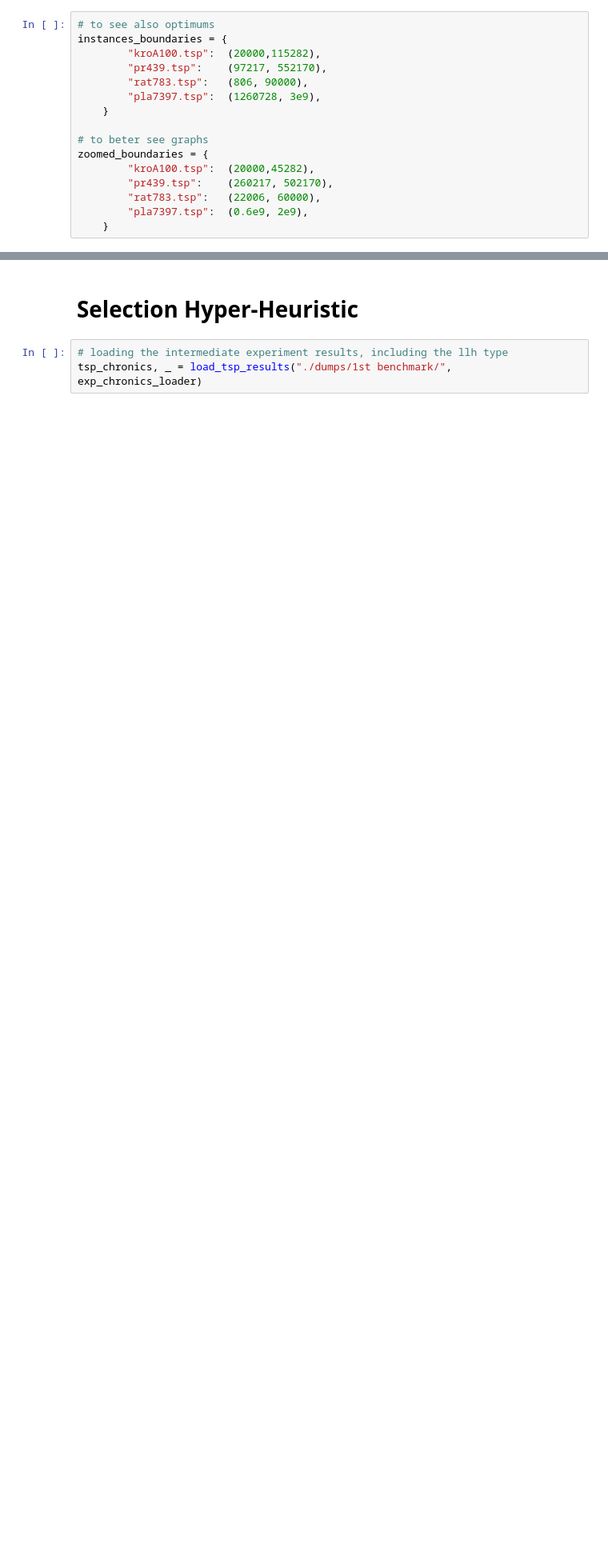
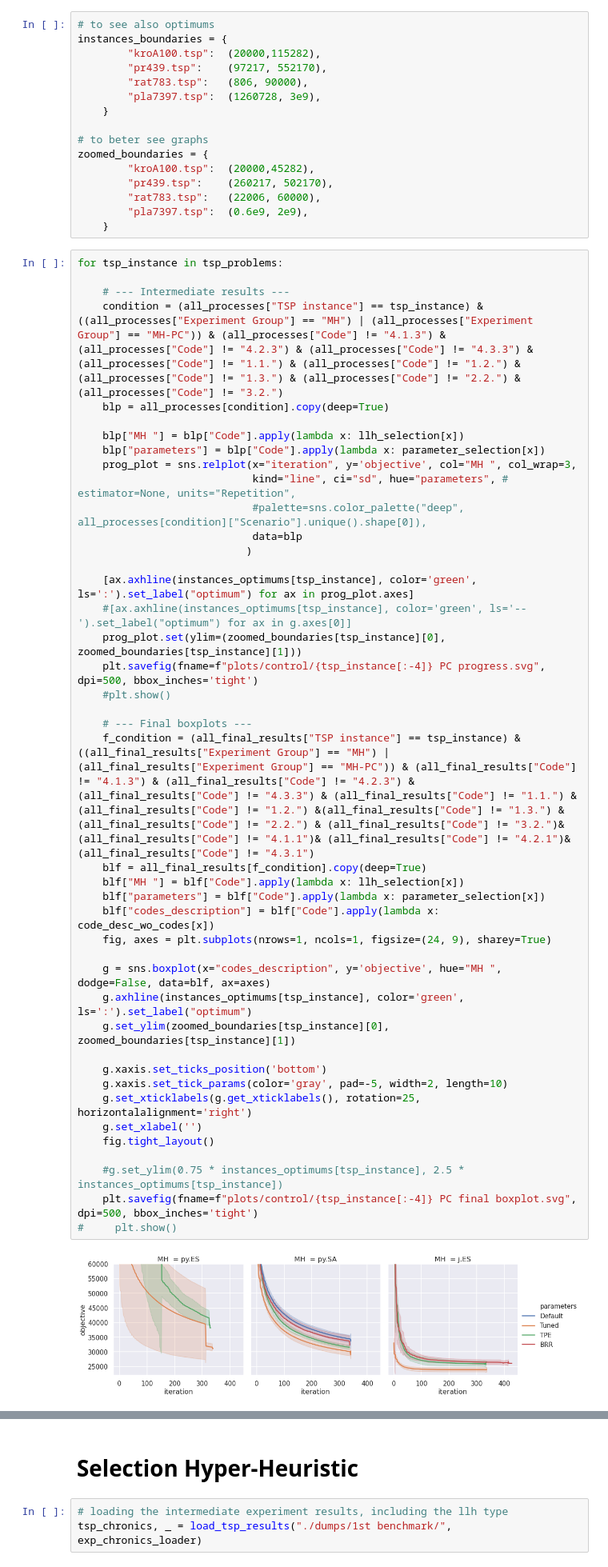
Before and after one commit to YevheniiSemendiak/tud_master_benchmarks, a Jupyter notebook: analyze_first_bench.ipynb, the cells around one changed output, grey strips where cells are left out. Shown: that part at 80% size. Saved outputs shown, nothing was run; the diff lists cells and outputs as text; blank space fills up the shorter version.

```diff
--- a/analyze_first_bench.ipynb
+++ b/analyze_first_bench.ipynb
@@ -224,3 +246,47 @@ zoomed_boundaries = {
         "rat783.tsp":   (22006, 60000),
         "pla7397.tsp":  (0.6e9, 2e9),
     }
+# %%
+for tsp_instance in tsp_problems:
+
+    # --- Intermediate results ---
+    condition = (all_processes["TSP instance"] == tsp_instance) & ((all_processes["Experiment Group"] == "MH") | (all_processes["Experiment Group"] == "MH-PC")) & (all_processes["Code"] != "4.1.3") & (all_processes["Code"] != "4.2.3") & (all_processes["Code"] != "4.3.3") & (all_processes["Code"] != "1.1.") & (all_processes["Code"] != "1.2.") &(all_processes["Code"] != "1.3.") & (all_processes["Code"] != "2.2.") & (all_processes["Code"] != "3.2.")
+    blp = all_processes[condition].copy(deep=True)
+
+    blp["MH "] = blp["Code"].apply(lambda x: llh_selection[x])
+    blp["parameters"] = blp["Code"].apply(lambda x: parameter_selection[x])
+    prog_plot = sns.relplot(x="iteration", y='objective', col="MH ", col_wrap=3,
+                            kind="line", ci="sd", hue="parameters", # estimator=None, units="Repetition",
+                            #palette=sns.color_palette("deep", all_processes[condition]["Scenario"].unique().shape[0]),
+                            data=blp
+                           )
+
+    [ax.axhline(instances_optimums[tsp_instance], color='green', ls=':').set_label("optimum") for ax in prog_plot.axes]
+    #[ax.axhline(instances_optimums[tsp_instance], color='green', ls='--').set_label("optimum") for ax in g.axes[0]]
+    prog_plot.set(ylim=(zoomed_boundaries[tsp_instance][0], zoomed_boundaries[tsp_instance][1]))
+    plt.savefig(fname=f"plots/control/{tsp_instance[:-4]} PC progress.svg", dpi=500, bbox_inches='tight')
+    #plt.show()
+
+    # --- Final boxplots ---
+    f_condition = (all_final_results["TSP instance"] == tsp_instance) & ((all_final_results["Experiment Group"] == "MH") | (all_final_results["Experiment Group"] == "MH-PC")) & (all_final_results["Code"] != "4.1.3") & (all_final_results["Code"] != "4.2.3") & (all_final_results["Code"] != "4.3.3") & (all_final_results["Code"] != "1.1.") & (all_final_results["Code"] != "1.2.") &(all_final_results["Code"] != "1.3.") & (all_final_results["Code"] != "2.2.") & (all_final_results["Code"] != "3.2.")& (all_final_results["Code"] != "4.1.1")& (all_final_results["Code"] != "4.2.1")& (all_final_results["Code"] != "4.3.1")
+    blf = all_final_results[f_condition].copy(deep=True)
+    blf["MH "] = blf["Code"].apply(lambda x: llh_selection[x])
+    blf["parameters"] = blf["Code"].apply(lambda x: parameter_selection[x])
+    blf["codes_description"] = blf["Code"].apply(lambda x: code_desc_wo_codes[x])
+    fig, axes = plt.subplots(nrows=1, ncols=1, figsize=(24, 9), sharey=True)
+
+    g = sns.boxplot(x="codes_description", y='objective', hue="MH ", dodge=False, data=blf, ax=axes)
+    g.axhline(instances_optimums[tsp_instance], color='green', ls=':').set_label("optimum")
+    g.set_ylim(zoomed_boundaries[tsp_instance][0], zoomed_boundaries[tsp_instance][1])
+
+    g.xaxis.set_ticks_position('bottom')
+    g.xaxis.set_tick_params(color='gray', pad=-5, width=2, length=10)
+    g.set_xticklabels(g.get_xticklabels(), rotation=25, horizontalalignment='right')
+    g.set_xlabel('')
+    fig.tight_layout()
+
+    #g.set_ylim(0.75 * instances_optimums[tsp_instance], 2.5 * instances_optimums[tsp_instance])
+    plt.savefig(fname=f"plots/control/{tsp_instance[:-4]} PC final boxplot.svg", dpi=500, bbox_inches='tight')
+#     plt.show()
+# %% [output]
+[figure, added]
```
Also changed, not shown: parts of 21 cells of this notebook, 13 other files.
